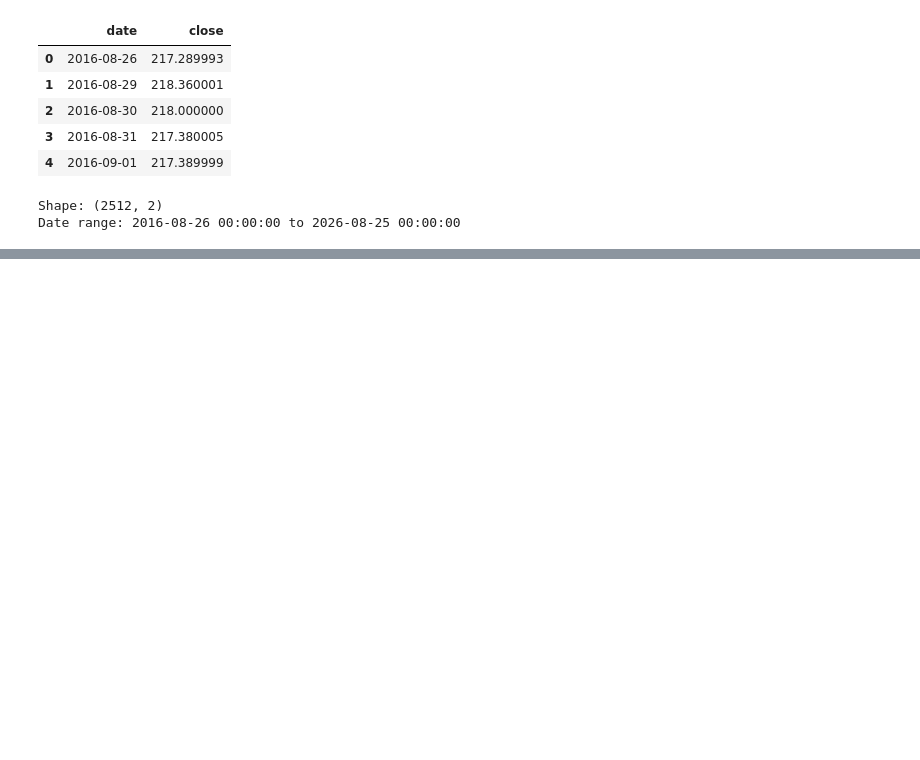
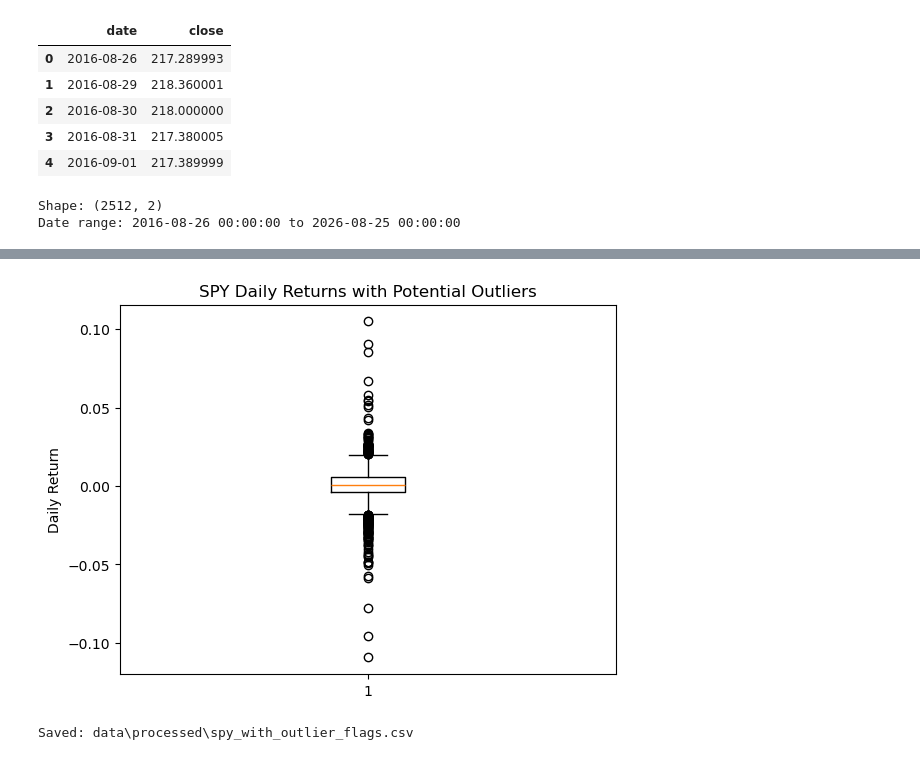
Before and after one commit to ch5510/bootcamp_chen_he, a Jupyter notebook: project/notebooks/project_pipeline.ipynb, the cells around one changed output, grey strips where cells are left out. Drawn from its saved outputs; the diff is of its cells as text; code cells hidden in the pictures; blank space fills up the shorter version.

Commit message:
Add SPY outlier analysis

```diff
--- a/project/notebooks/project_pipeline.ipynb
+++ b/project/notebooks/project_pipeline.ipynb
@@ -293,0 +334,5 @@ Date range: 2016-08-26 00:00:00 to 2026-08-25 00:00:00
+# %%
+from src.cleaning import clean_spy_data
+spy_clean = clean_spy_data(spy_raw)
+print("Raw shape:", spy_raw.shape)
+print("Clean shape:", spy_clean.shape)
@@ -293,0 +398,8 @@ Date range: 2016-08-26 00:00:00 to 2026-08-25 00:00:00
+# %%
+spy_outliers = spy_clean.copy()
+
+spy_outliers["daily_return"] = (
+    spy_outliers["close"].pct_change()
+)
+
+spy_outliers.head()
@@ -293,0 +415,10 @@ Date range: 2016-08-26 00:00:00 to 2026-08-25 00:00:00
+# %%
+spy_outliers["outlier_iqr"] = (
+    detect_outliers_iqr(
+        spy_outliers["daily_return"],
+        k=1.5
+    )
+)
+spy_outliers[
+    spy_outliers["outlier_iqr"]
+].head()
@@ -293,0 +478,38 @@ Date range: 2016-08-26 00:00:00 to 2026-08-25 00:00:00
+# %%
+import matplotlib.pyplot as plt
+
+plt.figure()
+
+plt.boxplot(
+    returns_all,
+    vert=True
+)
+
+plt.title(
+    "SPY Daily Returns with Potential Outliers"
+)
+
+plt.ylabel(
+    "Daily Return"
+)
+
+plt.show()
+# %% [output]
+[figure, added]
+# %%
+outlier_path = (
+    PROC_DIR /
+    "spy_with_outlier_flags.csv"
+)
+
+spy_outliers.to_csv(
+    outlier_path,
+    index=False
+)
+
+print(
+    "Saved:",
+    outlier_path
+)
+# %% [output]
+Saved: data\processed\spy_with_outlier_flags.csv
```
Also changed, not shown: parts of 22 cells of this notebook, 6 other files.
